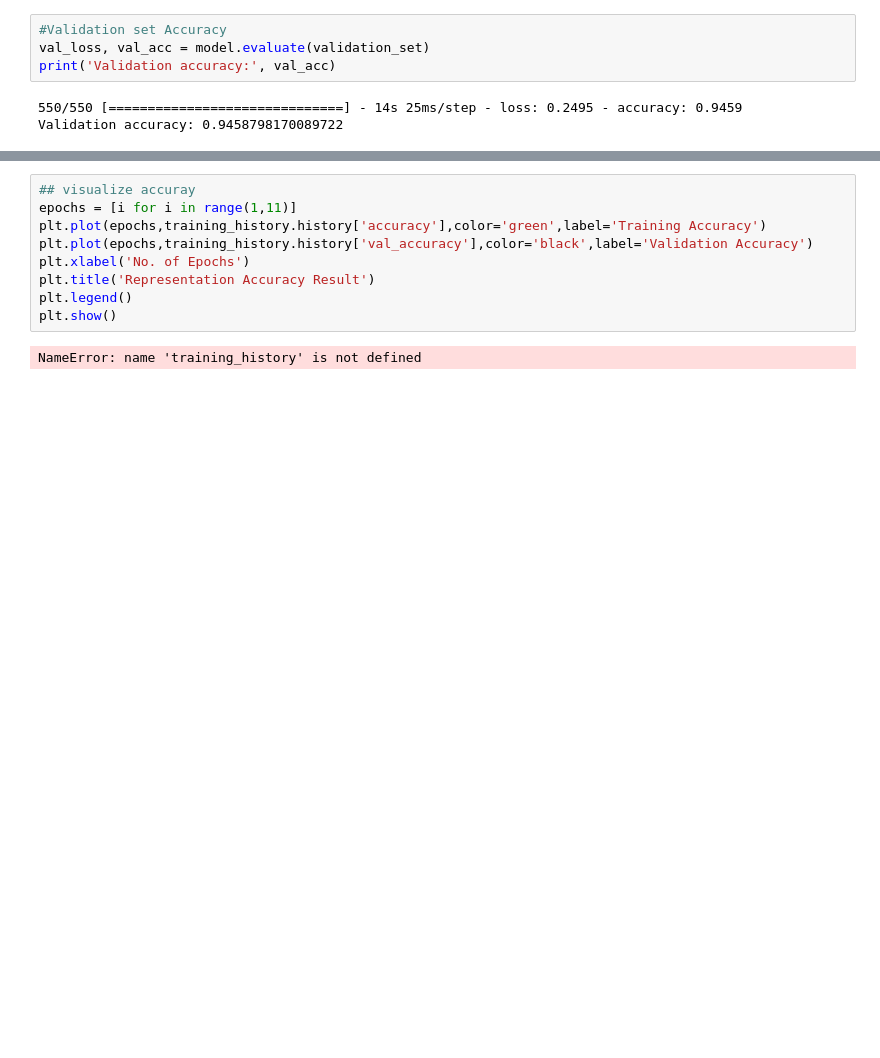
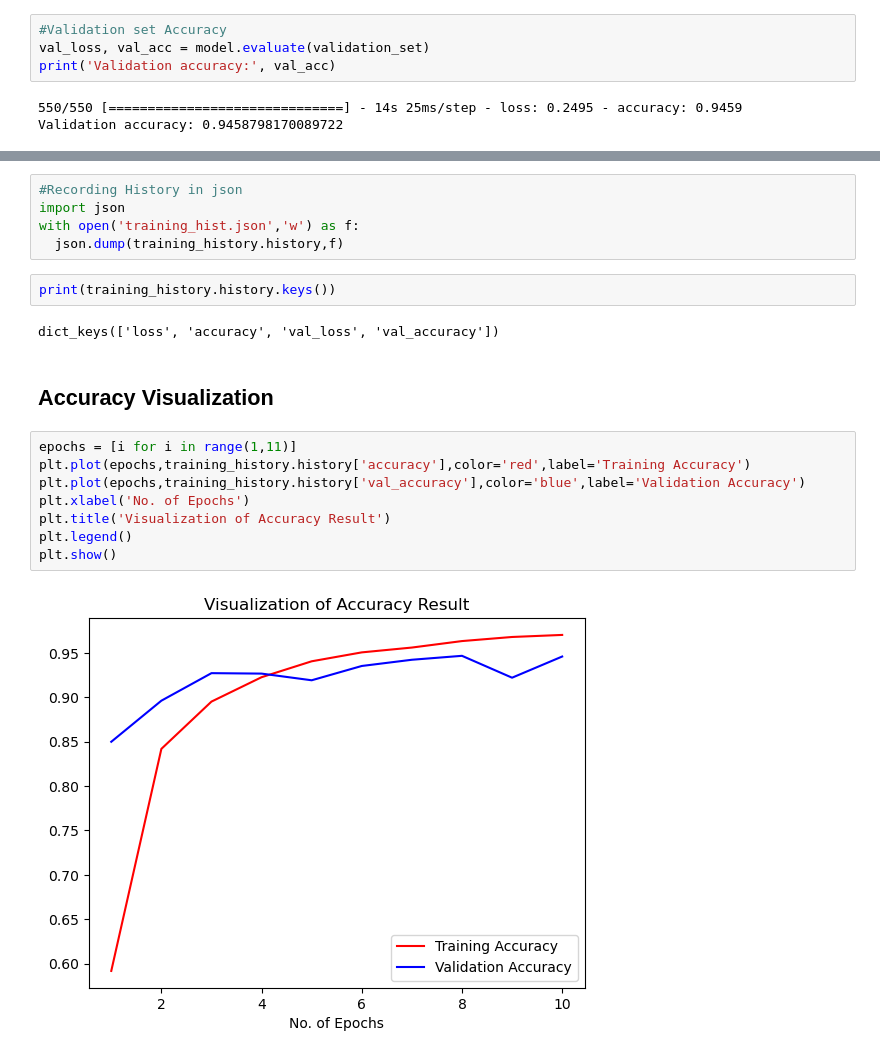
Before and after one commit to dhruvsaini0001/plant_disease, a Jupyter notebook: Train_plant_disease.ipynb, the cells around one changed output, grey strips where cells are left out. Cells and saved outputs as stored; diff of their text form; blank space fills up the shorter version.

Commit message:
upadate train

```diff
--- a/Train_plant_disease.ipynb
+++ b/Train_plant_disease.ipynb
@@ -154,11 +188,21 @@ Validation accuracy: 0.9458798170089722
+# %%
+#Recording History in json
+import json
+with open('training_hist.json','w') as f:
+  json.dump(training_history.history,f)
+# %%
+print(training_history.history.keys())
+# %% [output]
+dict_keys(['loss', 'accuracy', 'val_loss', 'val_accuracy'])
+# %% [markdown]
+## Accuracy Visualization
 # %%
-## visualize accuray
 epochs = [i for i in range(1,11)]
-plt.plot(epochs,training_history.history['accuracy'],color='green',label='Training Accuracy')
-plt.plot(epochs,training_history.history['val_accuracy'],color='black',label='Validation Accuracy')
+plt.plot(epochs,training_history.history['accuracy'],color='red',label='Training Accuracy')
+plt.plot(epochs,training_history.history['val_accuracy'],color='blue',label='Validation Accuracy')
 plt.xlabel('No. of Epochs')
-plt.title('Representation Accuracy Result')
+plt.title('Visualization of Accuracy Result')
 plt.legend()
 plt.show()
 # %% [output]
-NameError: name 'training_history' is not defined
+[figure, added]
```
Also changed, not shown: parts of 9 cells of this notebook.
